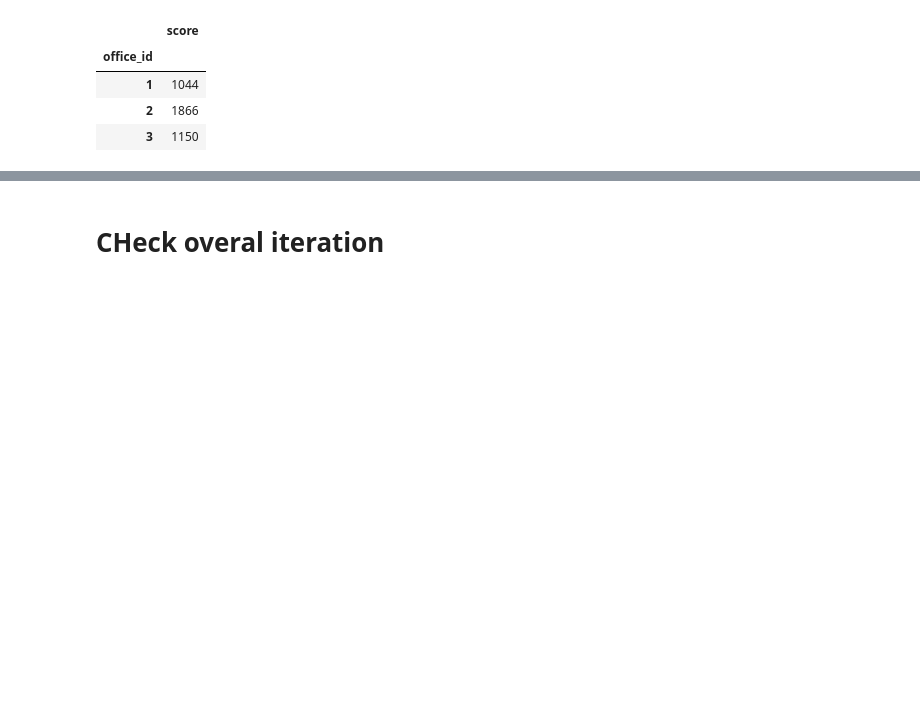
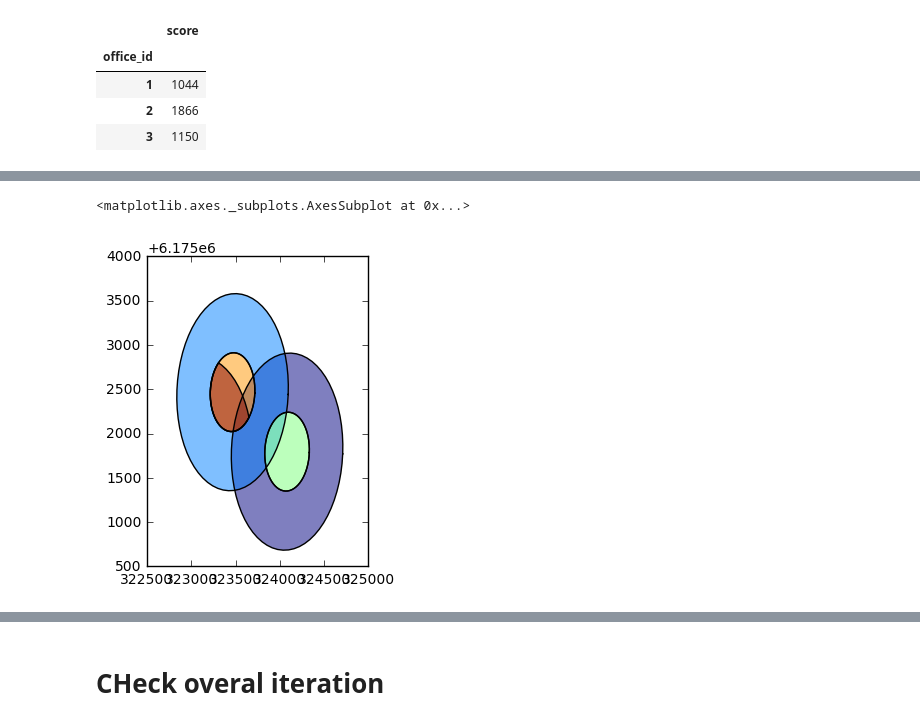
Before and after one commit to Casyfill/aventika2, a Jupyter notebook: jupyter_examples/1_data_check.ipynb, the cells around one changed output, grey strips where cells are left out. Cells and saved outputs as stored; diff of their text form; code cells hidden in the pictures; blank space fills up the shorter version.

```diff
--- a/jupyter_examples/1_data_check.ipynb
+++ b/jupyter_examples/1_data_check.ipynb
@@ -189,0 +225,13 @@ g
+# %%
+def get_fc(buff, slctd_step):
+        fs = buff.loc[idx['stepless', :], :].copy()
+        fs.loc[:, 'geometry'] = fs.loc[:, 'geometry'].intersection(slctd_step)
+        fs.index = pd.MultiIndex.from_tuples([('foot_to_step', i) for _ , i in fs.index.tolist()])
+        fs = fs[~fs['geometry'].is_empty]
+
+        return pd.concat([buff, fs])
+# %%
+get_fc(buff, slctd_foot).plot()
+# %% [output]
+<matplotlib.axes._subplots.AxesSubplot at 0x...>
+[figure, added]
```
Also changed, not shown: parts of 14 cells of this notebook, 5 other files.
